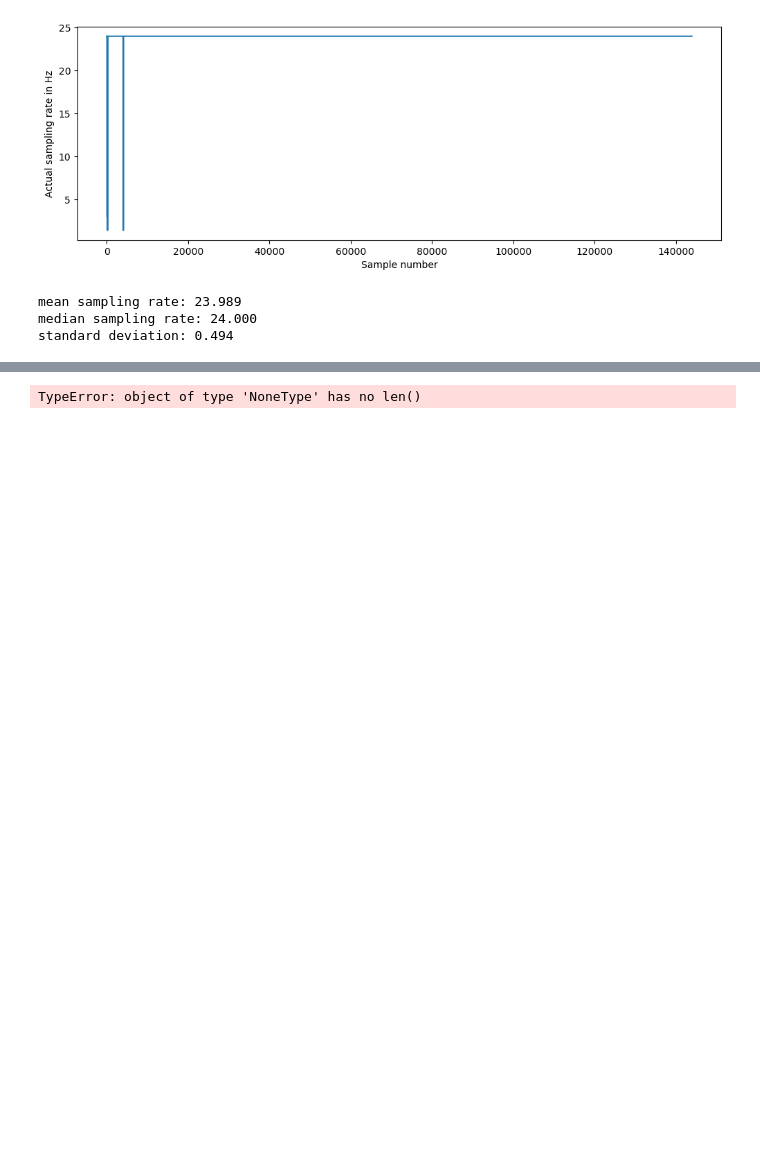
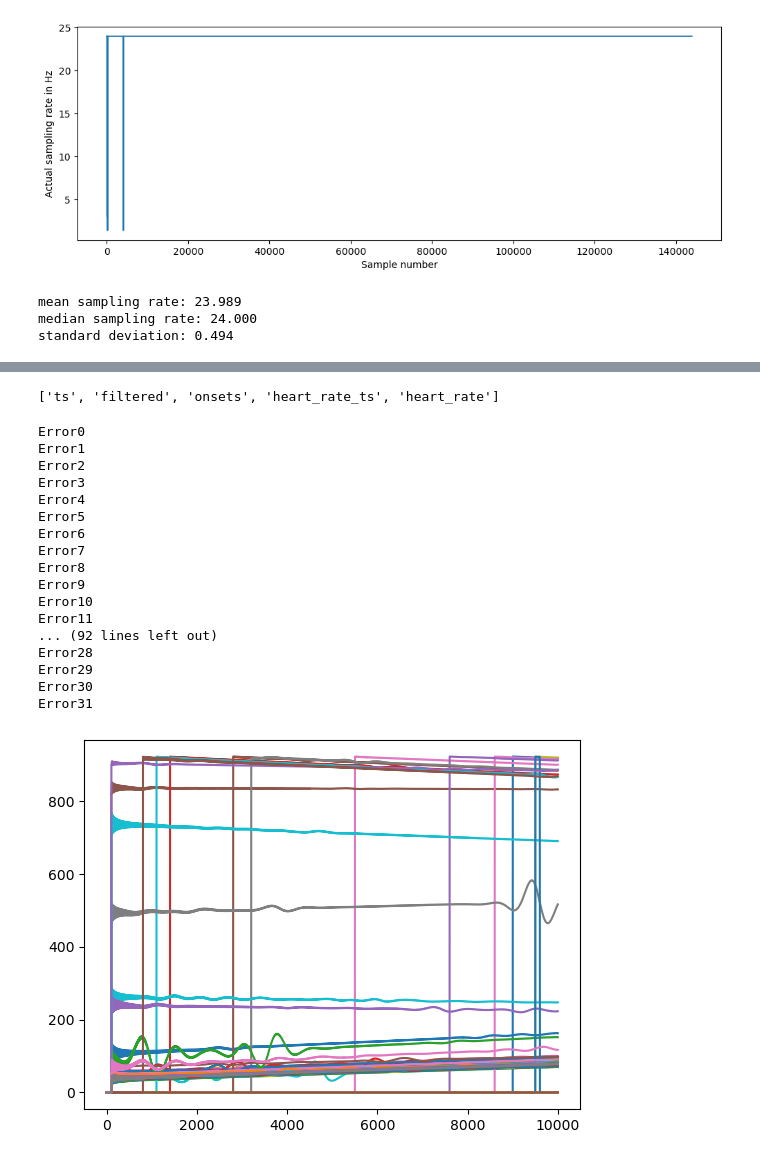
Before and after one commit to tomjefferis/ArtHeart, a Jupyter notebook: artheart.ipynb, the cells around one changed output, grey strips where cells are left out. Drawn from its saved outputs; the diff is of its cells as text; code cells hidden in the pictures; blank space fills up the shorter version.

```diff
--- a/artheart.ipynb
+++ b/artheart.ipynb
@@ -206,3 +223,17 @@ plt.show()
+# %%
+import pyhrv
+
+def calculate_hrv(data):
+    hrv = []
+    for i in range(len(data)):
+        df = data[i]
+        hrv.append(pyhrv.hrv(df))
+    return hrv
+
+Group1 = calculate_hrv(Group1)
+Group2 = calculate_hrv(Group2)
+# %% [output]
+['ts', 'filtered', 'onsets', 'heart_rate_ts', 'heart_rate']
 # %%
 def segment_data(data, windowsize=100):
 
@@ -211,34 +242,59 @@ def segment_data(data, windowsize=100):
     for j in range(len(data)):
         raw = data[j]
         mx = np.max(raw)
         mn = np.min(raw)
         global_range = mx - mn
 
 
         filtered = []
         for i in range(len(raw) // windowsize):
             start = i * windowsize
             end = (i + 1) * windowsize
             sliced = raw[start:end]
             rng = np.max(sliced) - np.min(sliced)
 
             if ((rng >= (0.5 * global_range))
                 or
                 (np.max(sliced) >= 0.9 * mx)
                 or
                 (np.min(sliced) <= mn + (0.1 * mn))):
 
                 for x in sliced:
                     filtered.append(0)
             else:
                 for x in sliced:
                     filtered.append(x)
 
-        for k in range(len(filtered)):
-            wd, m = hp.process(filtered[k], sample_rate = sample_rate,
-                       high_precision=True, clean_rr=True)
+
+        plt.plot(filtered[0:10000])
+
+        try:
+            wd, m = hp.process(filtered, sample_rate = sample_rate,
+                    high_precision=True, clean_rr=True)
+        except:
+            print("Error" + str(j))
+            continue
 
 
 Group1 = segment_data(Group1)
+Group2 = segment_data(Group2)
+Group3 = segment_data(Group3)
 # %% [output]
-TypeError: object of type 'NoneType' has no len()
+Error0
+Error1
+Error2
+Error3
+Error4
+Error5
+Error6
+Error7
+Error8
+Error9
+Error10
+Error11
+... (92 lines left out)
+Error28
+Error29
+Error30
+Error31
+[figure, added]
```
Also changed, not shown: parts of 2 cells of this notebook.
